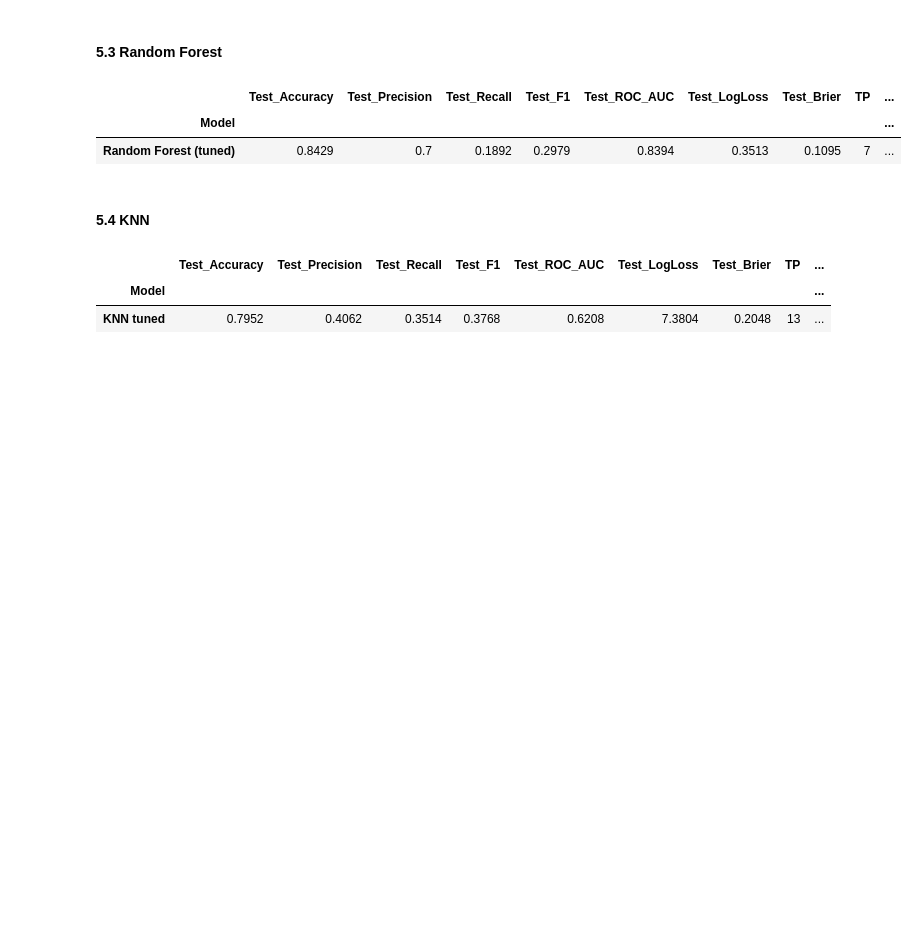
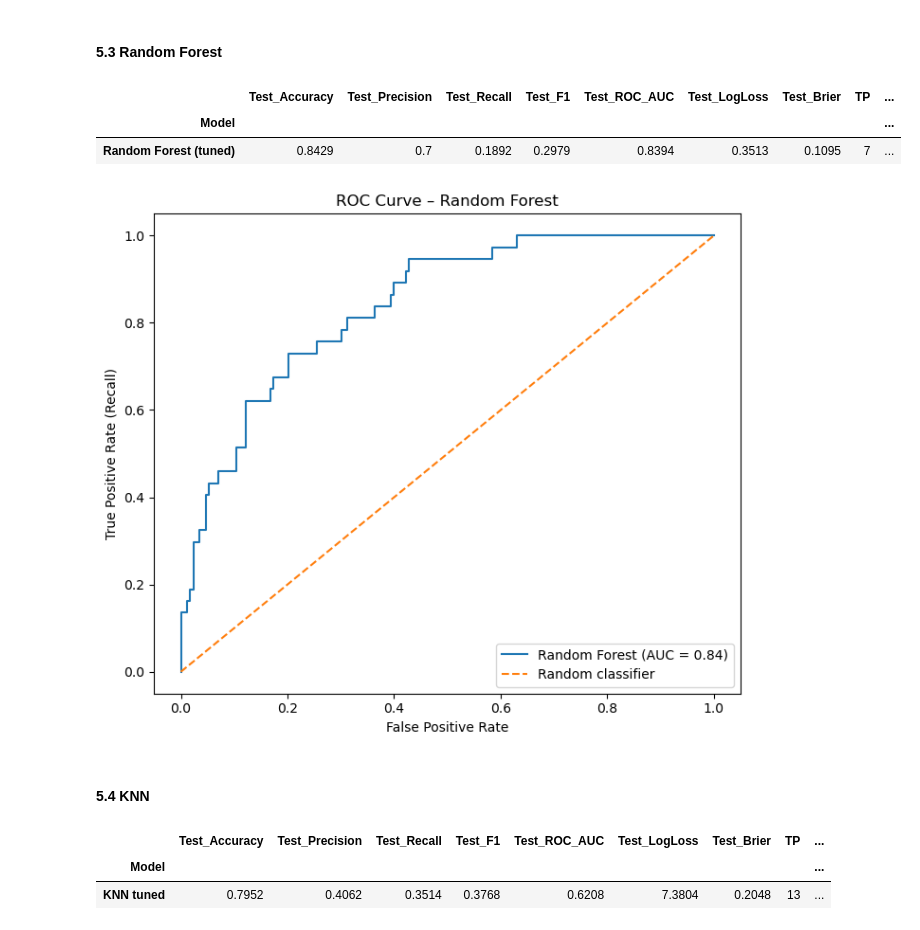
Before and after one commit to Avisonix/AML-Gruppe30, a Jupyter notebook: src/mainCode.ipynb, the cells around one changed output. Drawn from its saved outputs; the diff is of its cells as text; code cells hidden in the pictures; blank space fills up the shorter version.

```diff
--- a/src/mainCode.ipynb
+++ b/src/mainCode.ipynb
@@ -1359,6 +1403,28 @@ display(rf_test_results.round(4))
 |  | Test_Accuracy | Test_Precision | Test_Recall | Test_F1 | Test_ROC_AUC | Test_LogLoss | Test_Brier | TP | ... |
 | Model |  |  |  |  |  |  |  |  | ... |
 | Random Forest (tuned) | 0.8429 | 0.7 | 0.1892 | 0.2979 | 0.8394 | 0.3513 | 0.1095 | 7 | ... |
+# %%
+# Plot ROC-AUC curve for Random Forest
+import matplotlib.pyplot as plt
+from sklearn.metrics import roc_curve, roc_auc_score
+
+# Compute ROC curve values
+fpr_rf, tpr_rf, thresholds_rf = roc_curve(y_test, y_proba_test_rf)
+roc_auc_rf = roc_auc_score(y_test, y_proba_test_rf)
+
+# Plot ROC curve
+plt.figure(figsize=(7, 6))
+plt.plot(fpr_rf, tpr_rf, label=f"Random Forest (AUC = {roc_auc_rf:.2f})")
+plt.plot([0, 1], [0, 1], linestyle="--", label="Random classifier")
+
+plt.xlabel("False Positive Rate")
+plt.ylabel("True Positive Rate (Recall)")
+plt.title("ROC Curve – Random Forest")
+plt.legend(loc="lower right")
+plt.tight_layout()
+plt.show()
+# %% [output]
+[figure, added]
 # %% [markdown]
 #### 5.4 KNN
 # %%
```
Also changed, not shown: parts of 4 cells of this notebook.
